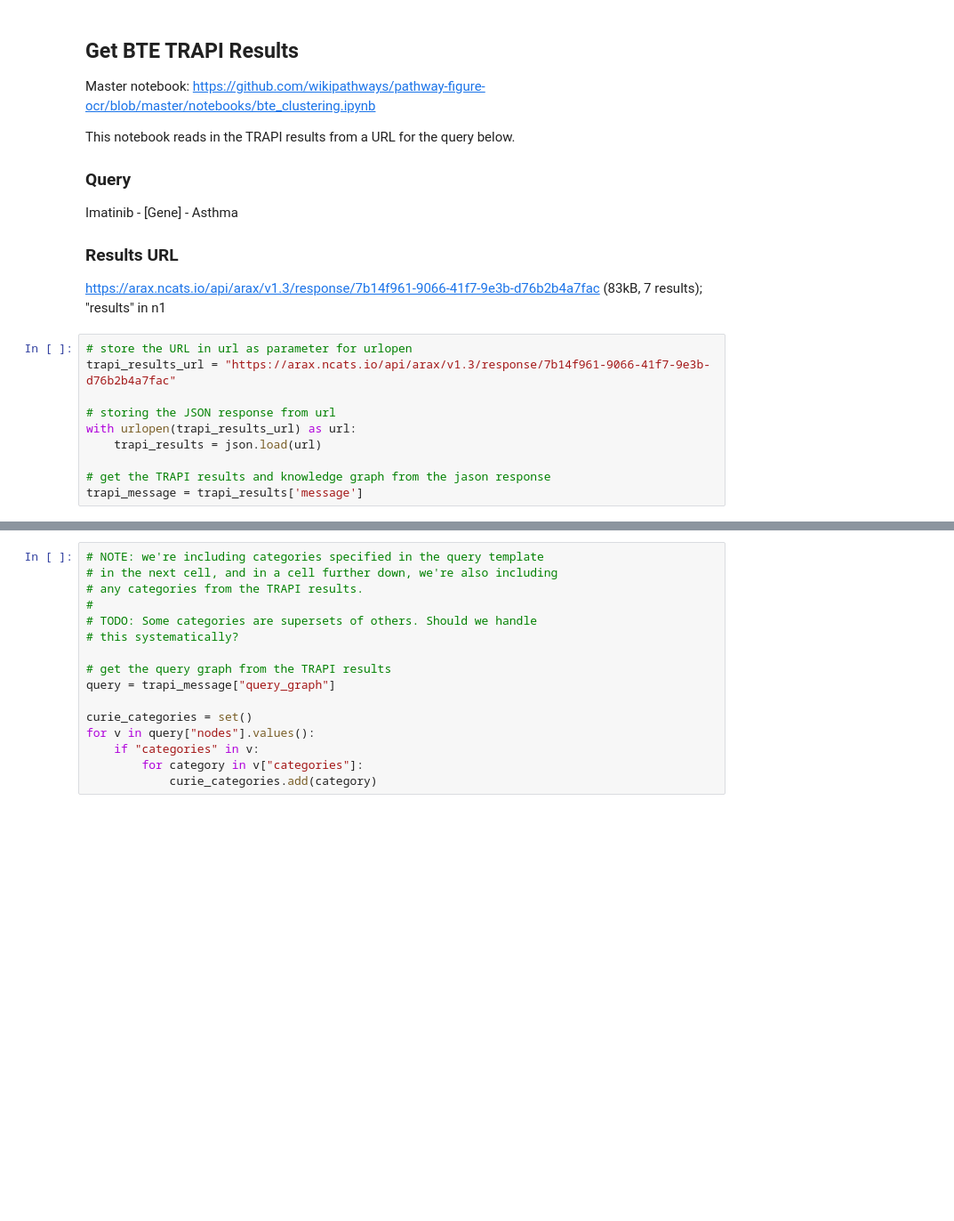
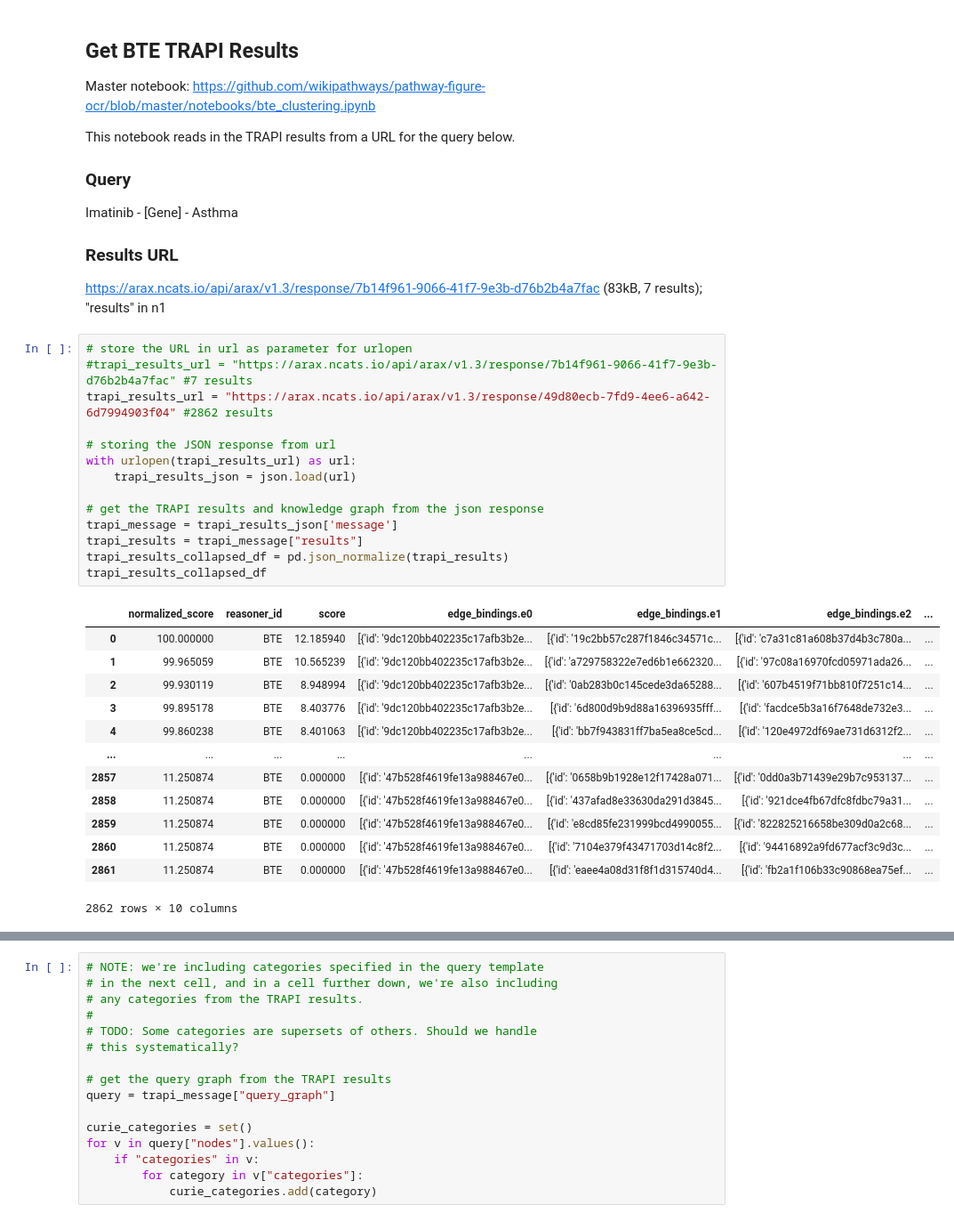
Before and after one commit to wikipathways/BioThings_Explorer_PFOCR_clustering, a Jupyter notebook: bte_clustering_AA.ipynb, the cells around one changed output, grey strips where cells are left out. Shown at 89% size. Drawn from its saved outputs; the diff is of its cells as text; blank space fills up the shorter version.

```diff
--- a/bte_clustering_AA.ipynb
+++ b/bte_clustering_AA.ipynb
@@ -46,12 +66,30 @@ Imatinib - [Gene] - Asthma
 https://arax.ncats.io/api/arax/v1.3/response/7b14f961-9066-41f7-9e3b-d76b2b4a7fac (83kB, 7 results); "results" in n1
 # %%
 # store the URL in url as parameter for urlopen
-trapi_results_url = "https://arax.ncats.io/api/arax/v1.3/response/7b14f961-9066-41f7-9e3b-d76b2b4a7fac"
+#trapi_results_url = "https://arax.ncats.io/api/arax/v1.3/response/7b14f961-9066-41f7-9e3b-d76b2b4a7fac" #7 results
+trapi_results_url = "https://arax.ncats.io/api/arax/v1.3/response/49d80ecb-7fd9-4ee6-a642-6d7994903f04" #2862 results
 
 # storing the JSON response from url
 with urlopen(trapi_results_url) as url:
-    trapi_results = json.load(url)
+    trapi_results_json = json.load(url)
 
-# get the TRAPI results and knowledge graph from the jason response
-trapi_message = trapi_results['message']
+# get the TRAPI results and knowledge graph from the json response
+trapi_message = trapi_results_json['message']
+trapi_results = trapi_message["results"]
+trapi_results_collapsed_df = pd.json_normalize(trapi_results)
+trapi_results_collapsed_df
+# %% [output]
+|  | normalized_score | reasoner_id | score | edge_bindings.e0 | edge_bindings.e1 | edge_bindings.e2 | ... |
+| 0 | 100.000000 | BTE | 12.185940 | [{'id': '9dc120bb402235c17afb3b2e... | [{'id': '19c2bb57c287f1846c34571c... | [{'id': 'c7a31c81a608b37d4b3c780a... | ... |
+| 1 | 99.965059 | BTE | 10.565239 | [{'id': '9dc120bb402235c17afb3b2e... | [{'id': 'a729758322e7ed6b1e662320... | [{'id': '97c08a16970fcd05971ada26... | ... |
+| 2 | 99.930119 | BTE | 8.948994 | [{'id': '9dc120bb402235c17afb3b2e... | [{'id': '0ab283b0c145cede3da65288... | [{'id': '607b4519f71bb810f7251c14... | ... |
+| 3 | 99.895178 | BTE | 8.403776 | [{'id': '9dc120bb402235c17afb3b2e... | [{'id': '6d800d9b9d88a16396935fff... | [{'id': 'facdce5b3a16f7648de732e3... | ... |
+| 4 | 99.860238 | BTE | 8.401063 | [{'id': '9dc120bb402235c17afb3b2e... | [{'id': 'bb7f943831ff7ba5ea8ce5cd... | [{'id': '120e4972df69ae731d6312f2... | ... |
+| ... | ... | ... | ... | ... | ... | ... | ... |
+| 2857 | 11.250874 | BTE | 0.000000 | [{'id': '47b528f4619fe13a988467e0... | [{'id': '0658b9b1928e12f17428a071... | [{'id': '0dd0a3b71439e29b7c953137... | ... |
+| 2858 | 11.250874 | BTE | 0.000000 | [{'id': '47b528f4619fe13a988467e0... | [{'id': '437afad8e33630da291d3845... | [{'id': '921dce4fb67dfc8fdbc79a31... | ... |
+| 2859 | 11.250874 | BTE | 0.000000 | [{'id': '47b528f4619fe13a988467e0... | [{'id': 'e8cd85fe231999bcd4990055... | [{'id': '822825216658be309d0a2c68... | ... |
+| 2860 | 11.250874 | BTE | 0.000000 | [{'id': '47b528f4619fe13a988467e0... | [{'id': '7104e379f43471703d14c8f2... | [{'id': '94416892a9fd677acf3c9d3c... | ... |
+| 2861 | 11.250874 | BTE | 0.000000 | [{'id': '47b528f4619fe13a988467e0... | [{'id': 'eaee4a08d31f8f1d315740d4... | [{'id': 'fb2a1f106b33c90868ea75ef... | ... |
+2862 rows × 10 columns
 # %% [markdown]
```
Also changed, not shown: parts of 14 cells of this notebook.
